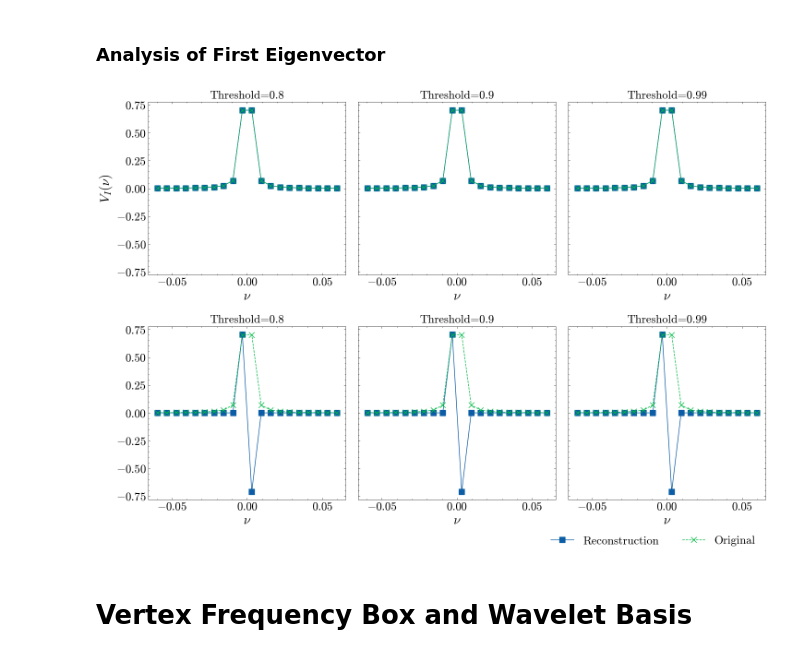
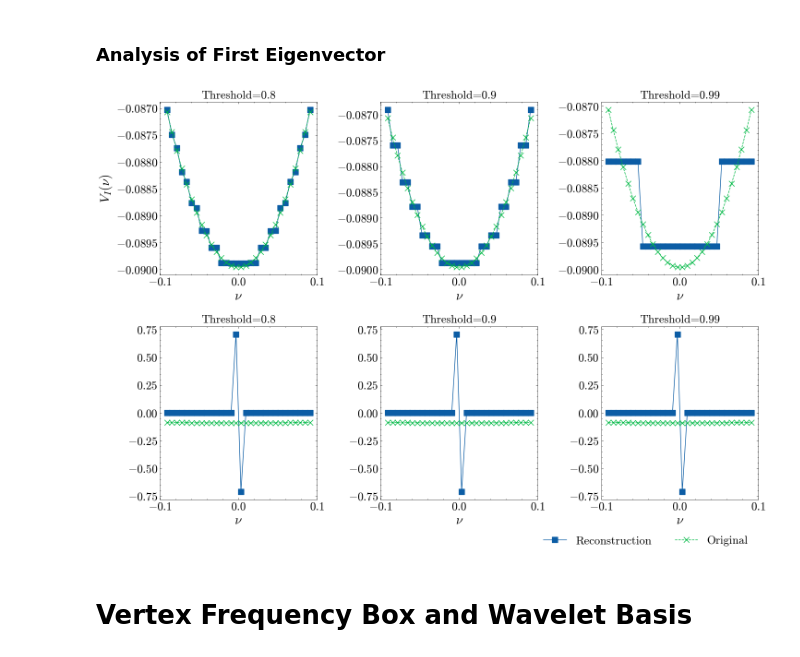
Before and after one commit to emoghadas/wavelets, a Jupyter notebook: waves_2_0.ipynb, the cells around one changed output. Saved outputs shown, nothing was run; the diff lists cells and outputs as text; code cells hidden in the pictures.

```diff
--- a/waves_2_0.ipynb
+++ b/waves_2_0.ipynb
@@ -770,36 +781,36 @@ data.to_pickle("./data/v1_data.pkl")
 # %%
 # test loading data
 data = pd.read_pickle("./data/v1_data.pkl")
 
 # plot of original and reconstructed EVs
 
-fig, axs = plt.subplots(2, len(data)//2, figsize=(15, 10), sharey=True)
+fig, axs = plt.subplots(2, len(data)//2, figsize=(15, 10), sharey=False)
 axs = axs.flatten()
 
-nu_offset = 10
+nu_offset = 15
 nu_range = slice(niwf-nu_offset, niwf+nu_offset)
 nu_values = (2*np.arange(-nu_offset, nu_offset)+1)*np.pi/beta
 
 # Loop over each row in the DataFrame
 for i, row in data.iterrows():
     axs[i].plot(nu_values, row['v_rec'][nu_range].real, label=f"Reconstruction", marker='s')
     axs[i].plot(nu_values, data.iloc[0]['v'][nu_range].real, label='Original', linestyle='--', marker='x')
     axs[i].set_title(f"Threshold={row['threshold']}")
     #axs[i].xaxis.set_ticks(nu_values[nu_values % 2 == 0])
     axs[i].set_xlabel(r"$\nu$")
 
 # Set y-label on the first subplot
 axs[0].set_ylabel(r"$V_I(\nu)$")
 
 # Adjust layout for readability
 plt.tight_layout()
 
 # Optional: Add legend to the last plot
 axs[-1].legend(bbox_to_anchor=(1, -0.15), ncol=2)
 
 plt.savefig("graphics/first_ev.pdf", bbox_inches="tight")
 # %% [output]
-[figure, old version]
+[figure, new version]
 # %% [markdown]
 # Vertex Frequency Box and Wavelet Basis
 # %%
```
Also changed, not shown: parts of 36 cells of this notebook, 1 other file.
